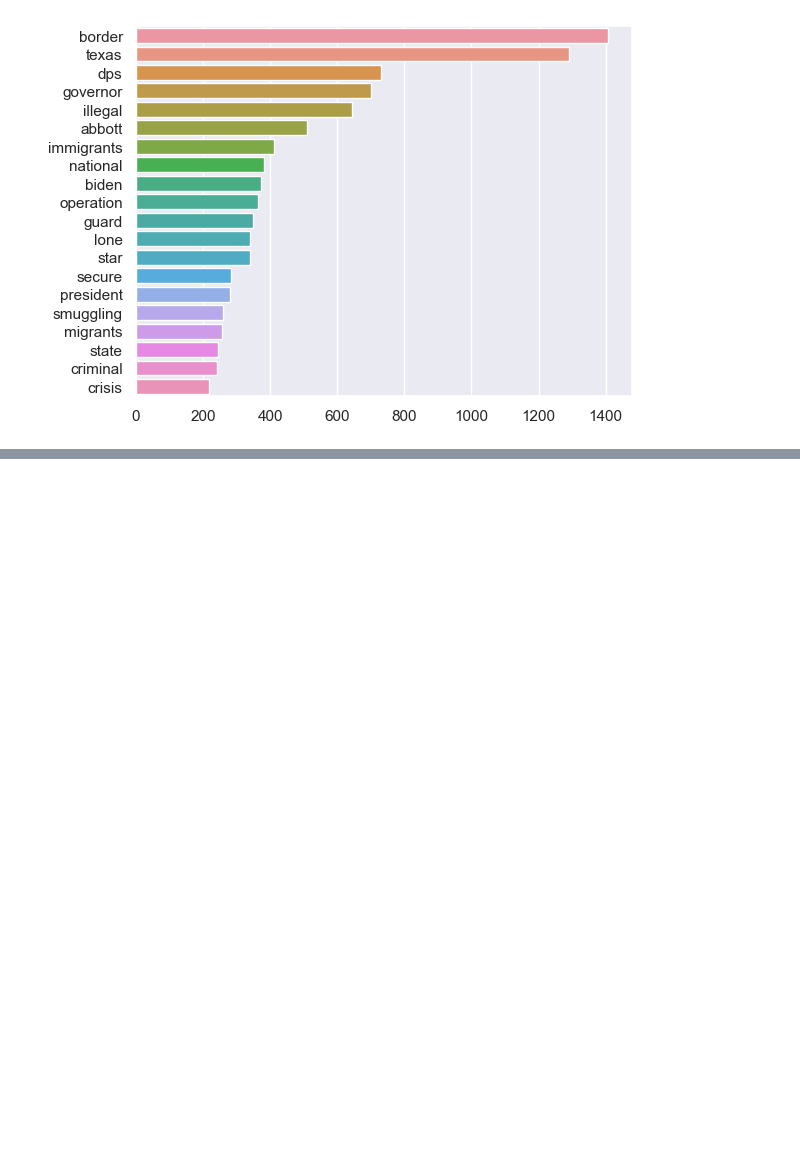
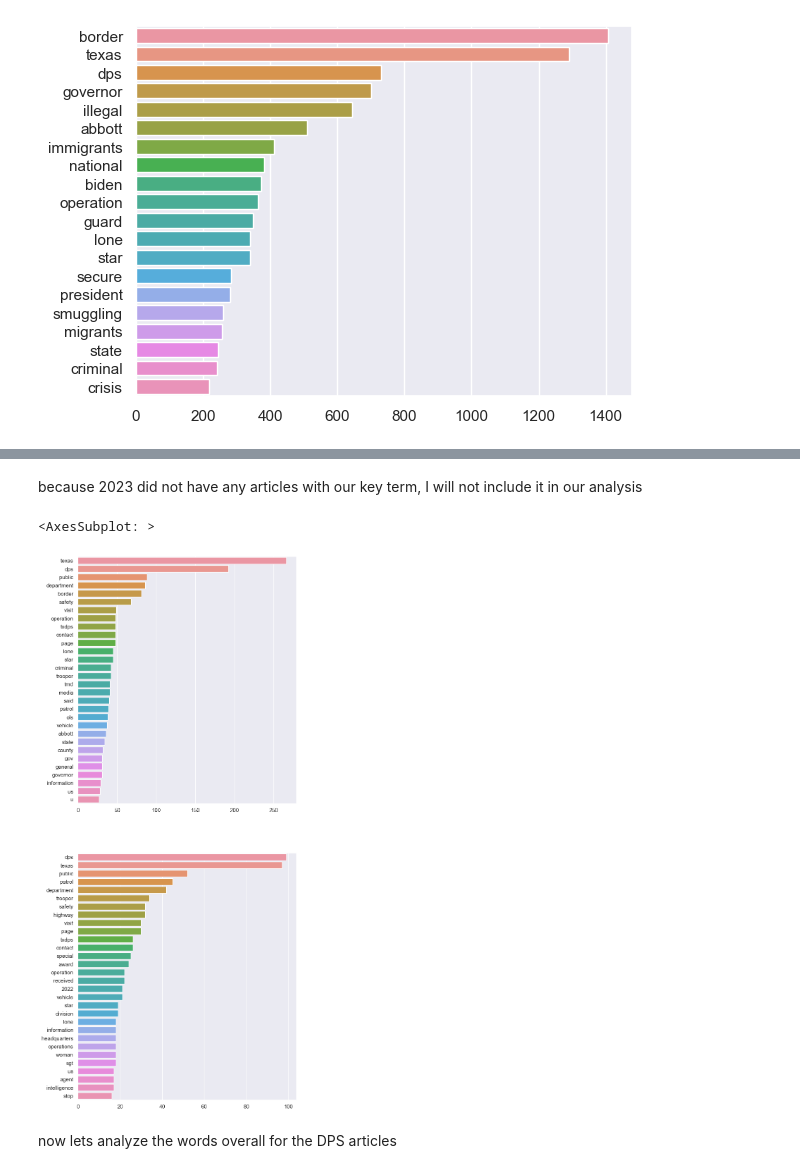
Before and after one commit to djryn/OLS_resesarch, a Jupyter notebook: Gov_scrape.ipynb, the cells around one changed output, grey strips where cells are left out. Cells and saved outputs as stored; diff of their text form; code cells hidden in the pictures; blank space fills up the shorter version.

Commit message:
added word frequency for DPS

```diff
--- a/Gov_scrape.ipynb
+++ b/Gov_scrape.ipynb
@@ -520,0 +559,19 @@ sns.barplot(x=[w[1] for w in top_words], y=[w[0] for w in top_words])
+# %%
+from nltk.tokenize import RegexpTokenizer
+from nltk.corpus import stopwords
+stop_words = set(stopwords.words('english'))
+tokenizer = RegexpTokenizer(r'\w+')
+
+dps_freqs = {}
+
+for _,d,t in dps_results_np:
+    words = tokenizer.tokenize(t)
+    filtered_tokens = [token for token in words if token not in stop_words]
+    fdist = FreqDist(filtered_tokens)
+    dps_freqs[d] = fdist
+
+for k, v in dps_freqs.items():
+    print(k, ':')
+    for word, frequency in v.most_common(10):
+        print(f"{word}: {frequency}")
+    print()
@@ -520,0 +620,22 @@ sns.barplot(x=[w[1] for w in top_words], y=[w[0] for w in top_words])
+# %% [markdown]
+because 2023 did not have any articles with our key term, I will not include it in our analysis
+# %%
+dps_top_words_2021 = dps_freqs['2021'].most_common(30)
+dps_top_words_2022 = dps_freqs['2022'].most_common(30)
+
+
+# Create a bar plot of the most common words
+fig, axes = plt.subplots(2,1,figsize=(8,20))
+sns.set(style="darkgrid")
+sns.barplot(ax = axes[0],
+            x=[w[1] for w in dps_top_words_2021],
+            y=[w[0] for w in dps_top_words_2021])
+
+sns.barplot(ax = axes[1],
+            x=[w[1] for w in dps_top_words_2022],
+            y=[w[0] for w in dps_top_words_2022])
+# %% [output]
+<AxesSubplot: >
+[figure, added]
+# %% [markdown]
+now lets analyze the words overall for the DPS articles
```
Also changed, not shown: parts of 10 cells of this notebook.
